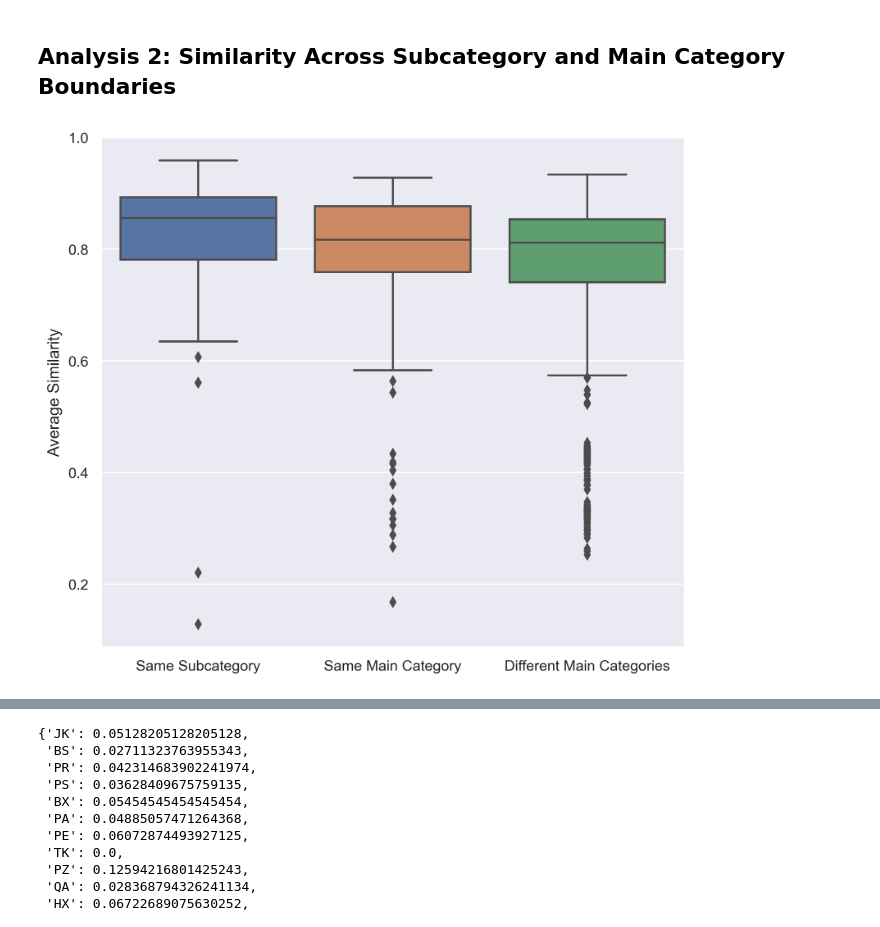
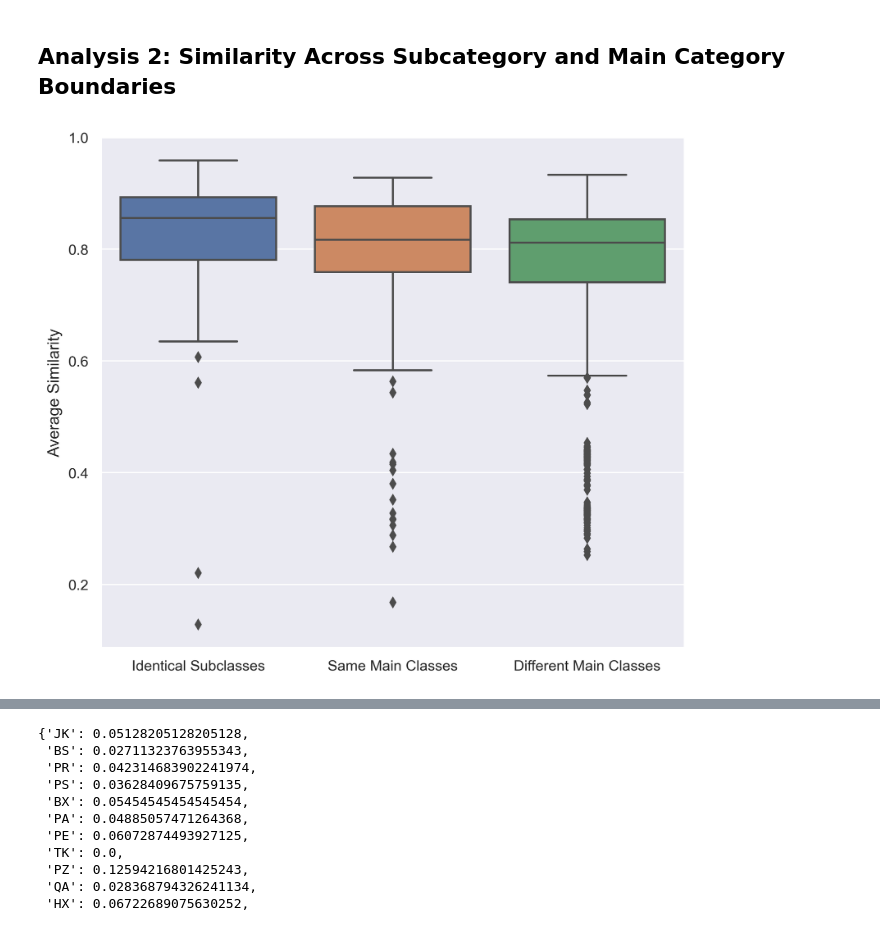
Before and after one commit to wenyi-shang/LCC-Similarity, a Jupyter notebook: Data Analysis.ipynb, the cells around one changed output, grey strips where cells are left out. Saved outputs shown, nothing was run; the diff lists cells and outputs as text; code cells hidden in the pictures.

```diff
--- a/Data Analysis.ipynb
+++ b/Data Analysis.ipynb
@@ -7,7 +7,7 @@ import pickle
 from sklearn.metrics.pairwise import cosine_similarity
 # %%
 # Load the dataset
-with open("/path/to/dataPG_TF-IDF.pkl", "rb") as file:
+with open("D:/Data/dataPG_TF-IDF.pkl", "rb") as file:
     label_dataframes = pickle.load(file)
 
 # Combine all text data into a single list
@@ -36,8 +32,8 @@ combined_texts[0]
 # %%
-with open("/path/to/shared_vectorized_books.pkl", "wb") as file:
+with open("D:/Data/shared_vectorized_books.pkl", "wb") as file:
     pickle.dump(shared_vectorized_books, file)
 # %%
-with open("/path/to/shared_vectorized_books.pkl", "rb") as file:
+with open("D:/Data/shared_vectorized_books.pkl", "rb") as file:
     shared_vectorized_books = pickle.load(file)
 # %%
 # Calculate average similarities of TF-IDF vectors of all books in each pair of categories
@@ -339,27 +374,24 @@ Pearson correlation: r = -0.392, p = 0.149
 # %%
 def classify_relationship(row):
     if row['Category 1'] == row['Category 2']:
-        return 'Same Subcategory'
+        return 'Identical Subclasses'
     elif row['Main Category 1'] == row['Main Category 2']:
-        return 'Same Main Category'
+        return 'Same Main Classes'
     else:
-        return 'Different Main Categories'
+        return 'Different Main Classes'
 category_similarities['Relationship Type'] = category_similarities.apply(classify_relationship, axis=1)
 
-custom_order = ['Same Subcategory', 'Same Main Category', 'Different Main Categories']
+custom_order = ['Identical Subclasses', 'Same Main Classes', 'Different Main Classes']
 plt.figure(figsize=(7, 6))
 sns.boxplot(data=category_similarities, x='Relationship Type', y='Average Similarity', order=custom_order)
 
 plt.xlabel("")
 plt.ylabel("Average Similarity")
 plt.grid(True, axis='y')
 plt.tight_layout()
 plt.show()
-# (AA-AA, AB-AB)
-# (AA-AB, AA-AC)
-# (AB-CD)
 # %% [output]
-[figure, old version]
+[figure, new version]
 # %%
 # Check if there are statistically significant differences among groups
 from scipy.stats import kruskal, mannwhitneyu
```
Also changed, not shown: parts of 12 cells of this notebook.
